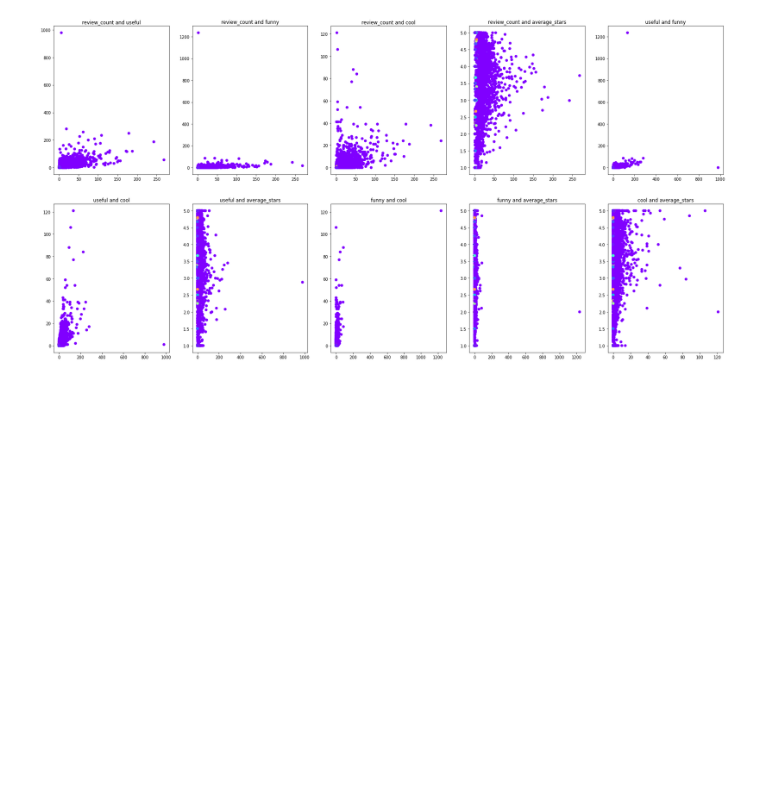
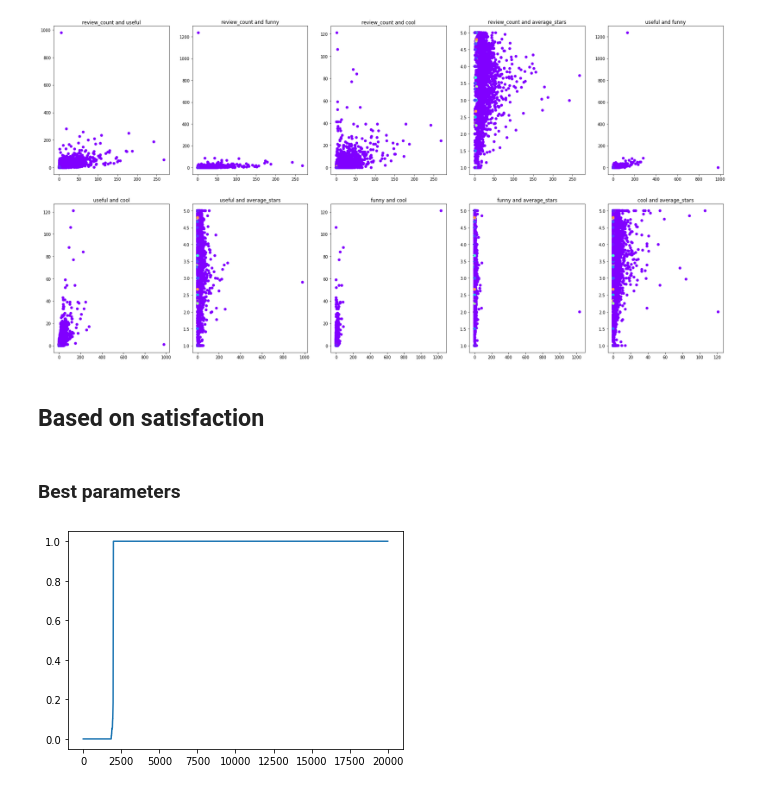
Before and after one commit to AT181903/YelpDatasetAnalysis, a Jupyter notebook: users_task.ipynb, the cells around one changed output. Cells and saved outputs as stored; diff of their text form; code cells hidden in the pictures; blank space fills up the shorter version.

Commit message:
dbscan based on satisfaction

```diff
--- a/users_task.ipynb
+++ b/users_task.ipynb
@@ -326,3 +328,13 @@ df_user_behavior_info_dbscan.head(5)
 plot_clusters(df_user_behavior_info_dbscan, 2, 5, 30, 15)
 # %% [output]
 [figure]
+# %% [markdown]
+## Based on satisfaction
+# %%
+df_user_satisfaction_info_dbscan = df_user_satisfaction_info.copy()
+# %% [markdown]
+### Best parameters
+# %%
+distances = get_distances_and_plot(df_user_satisfaction_info_dbscan)
+# %% [output]
+[figure, added]
```
Also changed, not shown: parts of 2 cells of this notebook.
